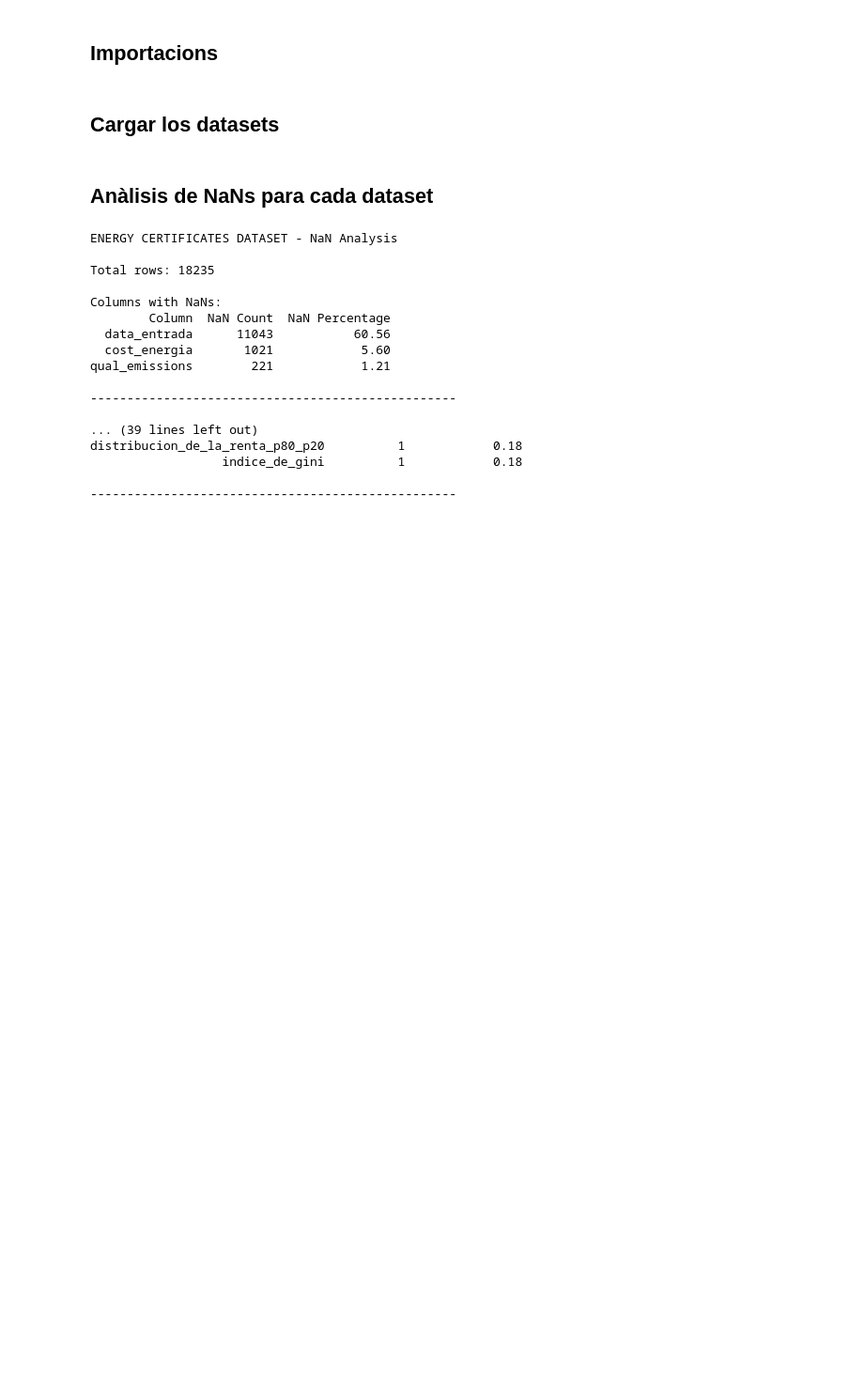
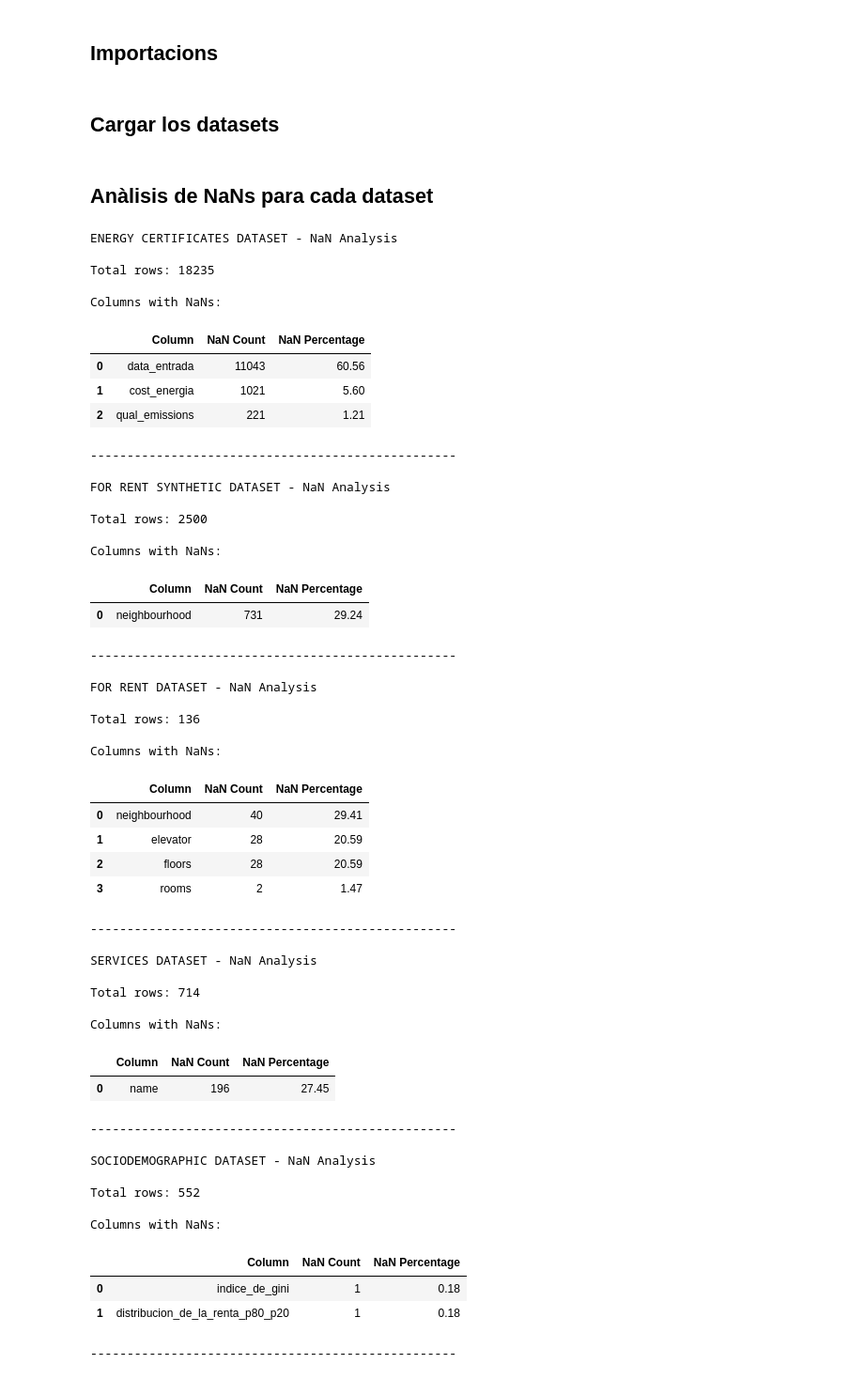
Before and after one commit to Sebastiano0248/notebooks-hackathon-udg26, a Jupyter notebook: notebooks/02_null_data_analysis.ipynb, the cells around one changed output. Shown at 94% size. Drawn from its saved outputs; the diff is of its cells as text; code cells hidden in the pictures; blank space fills up the shorter version.

```diff
--- a/notebooks/02_null_data_analysis.ipynb
+++ b/notebooks/02_null_data_analysis.ipynb
@@ -20,45 +20,82 @@ for name, df in [
     ("FOR RENT SYNTHETIC", df_for_rent_synthetic),
     ("FOR RENT", df_for_rent),
     ("SERVICES", df_services),
     ("SOCIODEMOGRAPHIC", df_sociodemographic),
 ]:
     print(f"\n{name} DATASET - NaN Analysis")
 
     total_rows = len(df)
     nan_info = pd.DataFrame(
         {
             "Column": df.columns,
             "NaN Count": df.isnull().sum().values,
             "NaN Percentage": (df.isnull().sum().values / total_rows * 100).round(2),
         }
     )
 
     # Ordenar por cantidad de NaNs descendente
     nan_info = nan_info.sort_values("NaN Count", ascending=False)
 
     print(f"\nTotal rows: {total_rows}")
     print("\nColumns with NaNs:")
-    print(nan_info[nan_info["NaN Count"] > 0].to_string(index=False))
 
-    if nan_info["NaN Count"].sum() == 0:
+    # Mostrar solo columnas con NaNs
+    nan_columns = nan_info[nan_info["NaN Count"] > 0]
+
+    if len(nan_columns) > 0:
+        display(nan_columns.reset_index(drop=True))
+    else:
         print("\n✓ No NaN values found in this dataset")
 
-    print("\n" + "-" * 50)
+    print("-" * 50)
 # %% [output]
 ENERGY CERTIFICATES DATASET - NaN Analysis
 
 Total rows: 18235
 
 Columns with NaNs:
-        Column  NaN Count  NaN Percentage
-  data_entrada      11043           60.56
-  cost_energia       1021            5.60
-qual_emissions        221            1.21
-
---------------------------------------------------
-
-... (39 lines left out)
-distribucion_de_la_renta_p80_p20          1            0.18
-                  indice_de_gini          1            0.18
-
---------------------------------------------------
+|  | Column | NaN Count | NaN Percentage |
+| 0 | data_entrada | 11043 | 60.56 |
+| 1 | cost_energia | 1021 | 5.60 |
+| 2 | qual_emissions | 221 | 1.21 |
+--------------------------------------------------
+
+FOR RENT SYNTHETIC DATASET - NaN Analysis
+
+Total rows: 2500
+
+Columns with NaNs:
+|  | Column | NaN Count | NaN Percentage |
+| 0 | neighbourhood | 731 | 29.24 |
+--------------------------------------------------
+
+FOR RENT DATASET - NaN Analysis
+
+Total rows: 136
+
+Columns with NaNs:
+|  | Column | NaN Count | NaN Percentage |
+| 0 | neighbourhood | 40 | 29.41 |
+| 1 | elevator | 28 | 20.59 |
+| 2 | floors | 28 | 20.59 |
+| 3 | rooms | 2 | 1.47 |
+--------------------------------------------------
+
+SERVICES DATASET - NaN Analysis
+
+Total rows: 714
+
+Columns with NaNs:
+|  | Column | NaN Count | NaN Percentage |
+| 0 | name | 196 | 27.45 |
+--------------------------------------------------
+
+SOCIODEMOGRAPHIC DATASET - NaN Analysis
+
+Total rows: 552
+
+Columns with NaNs:
+|  | Column | NaN Count | NaN Percentage |
+| 0 | indice_de_gini | 1 | 0.18 |
+| 1 | distribucion_de_la_renta_p80_p20 | 1 | 0.18 |
+--------------------------------------------------
```
Also changed, not shown: 11 other files.
